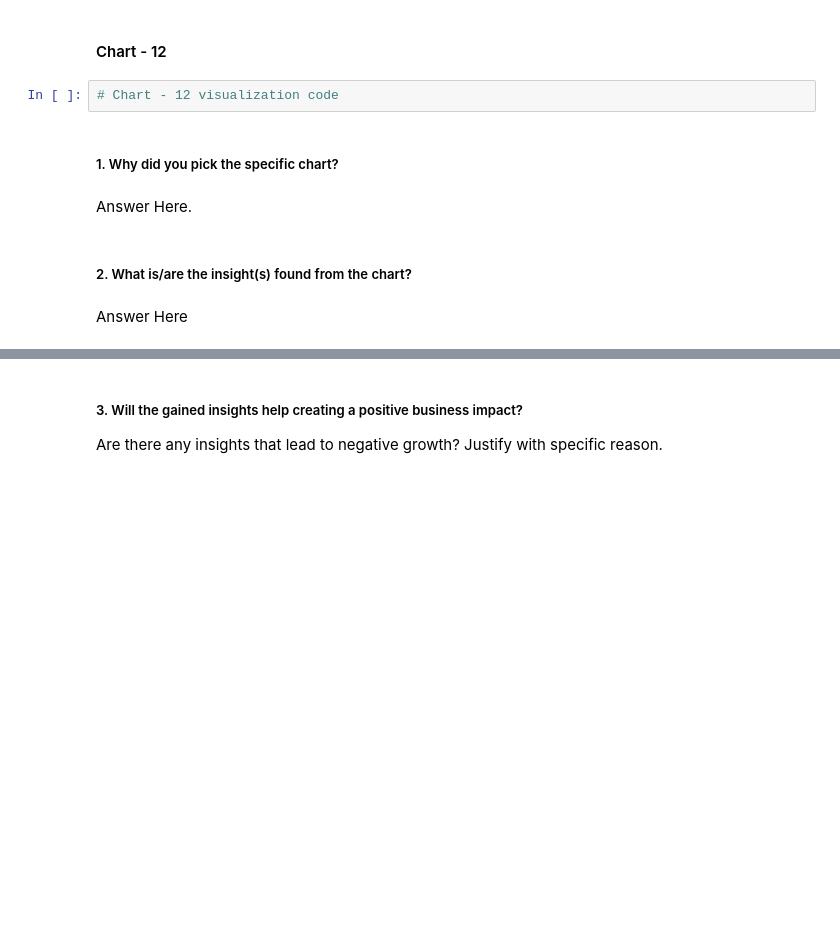
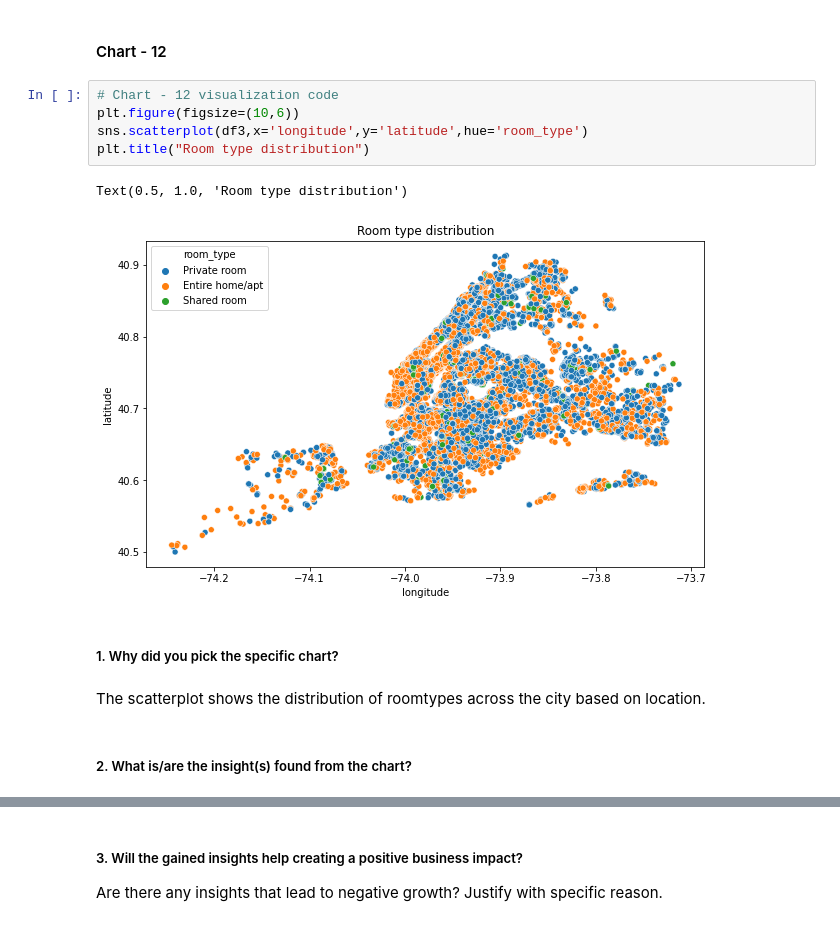
Before and after one commit to sidpatondikar/CAPSTONE-Airbnb-Booking-Analysis-Siddharth-Patondikar, a Jupyter notebook: Team_Notebook.ipynb, the cells around one changed output, grey strips where cells are left out. Drawn from its saved outputs; the diff is of its cells as text; blank space fills up the shorter version.

```diff
--- a/Team_Notebook.ipynb
+++ b/Team_Notebook.ipynb
@@ -798,13 +798,17 @@ Location plays a very important part for a tourist/visitor while deciding to boo
 Staten Island is disconnected with the rest of the neighbourhood groups and its location is a big disadvantage hence it sees less traffic of visitors.
 # %% [markdown]
 #### Chart - 12
-# %%
-# Chart - 12 visualization code
+# %%
+# Chart - 12 visualization code
+plt.figure(figsize=(10,6))
+sns.scatterplot(df3,x='longitude',y='latitude',hue='room_type')
+plt.title("Room type distribution")
+# %% [output]
+Text(0.5, 1.0, 'Room type distribution')
+[figure, added]
 # %% [markdown]
 ##### 1. Why did you pick the specific chart?
-# %% [markdown]
-Answer Here.
+# %% [markdown]
+The scatterplot shows the distribution of roomtypes across the city based on location.
 # %% [markdown]
 ##### 2. What is/are the insight(s) found from the chart?
-# %% [markdown]
-Answer Here
```
Also changed, not shown: parts of 20 cells of this notebook.
